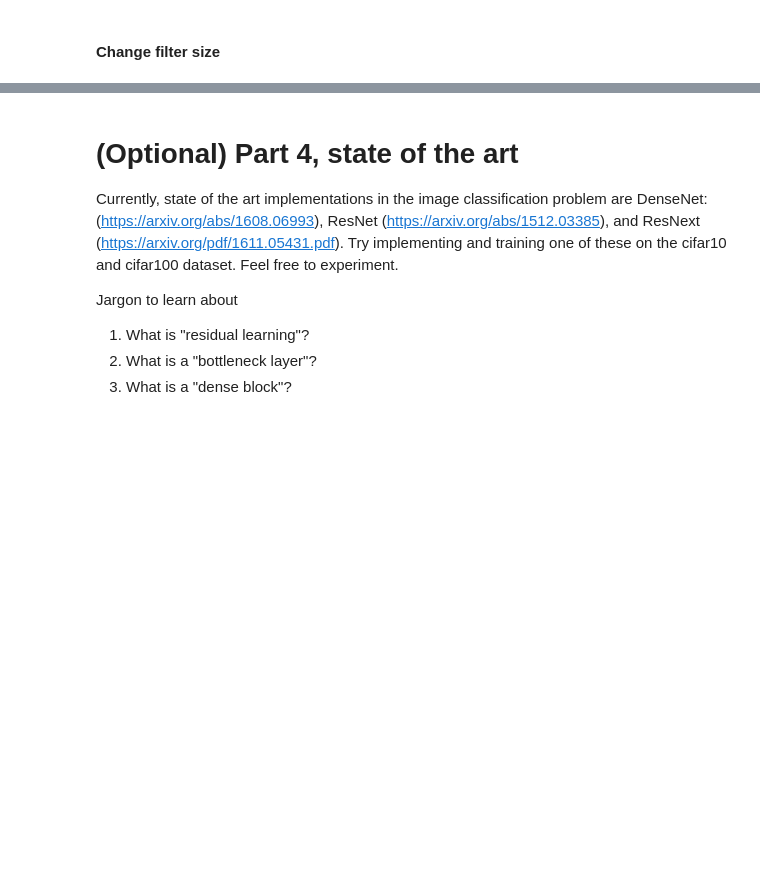
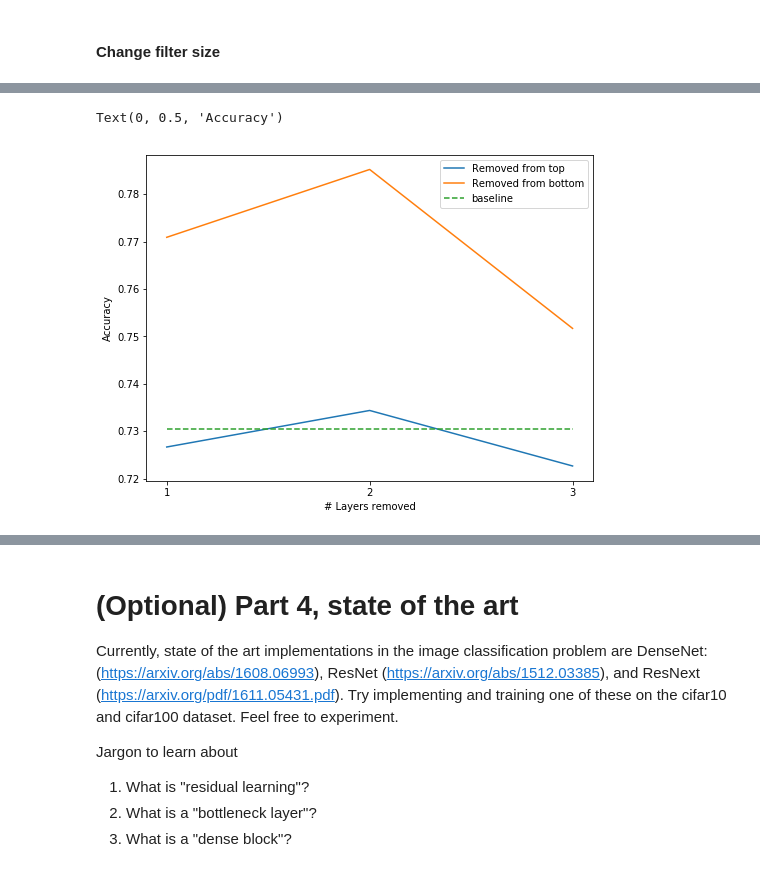
Before and after one commit to isildur7/BME-590-Spring-2019, a Jupyter notebook: homework/homework_3/Homework 3 aac55.ipynb, the cells around one changed output, grey strips where cells are left out. Saved outputs shown, nothing was run; the diff lists cells and outputs as text; code cells hidden in the pictures; blank space fills up the shorter version.

```diff
--- a/homework/homework_3/Homework 3 aac55.ipynb
+++ b/homework/homework_3/Homework 3 aac55.ipynb
@@ -873,0 +1103,16 @@ model.summary()
+# %%
+#collating accuracy scores
+import numpy as np
+layer_removetop = [0.7267, 0.7344, 0.7227]
+layer_removebot = [0.7709,0.7852,0.7517]
+plt.figure(figsize=(8,6))
+plt.plot(layer_removetop, label="Removed from top")
+plt.plot(layer_removebot, label="Removed from bottom")
+plt.plot([0,2],[0.7304,0.7304], linestyle='--', label="baseline")
+plt.legend()
+plt.xticks(np.arange(0,3),np.arange(1,4))
+plt.xlabel("# Layers removed")
+plt.ylabel("Accuracy")
+# %% [output]
+Text(0, 0.5, 'Accuracy')
+[figure, added]
```
Also changed, not shown: parts of 16 cells of this notebook.
